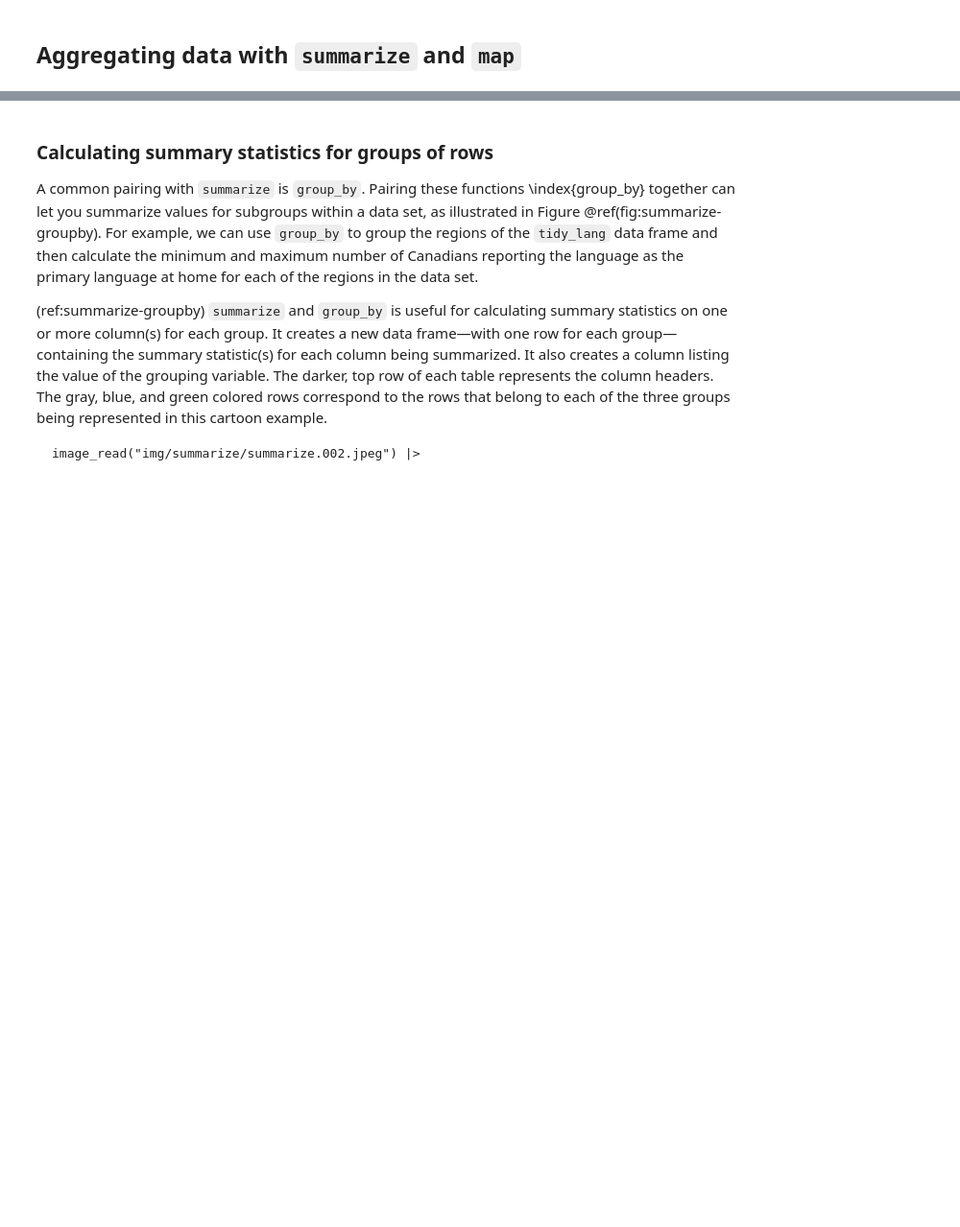
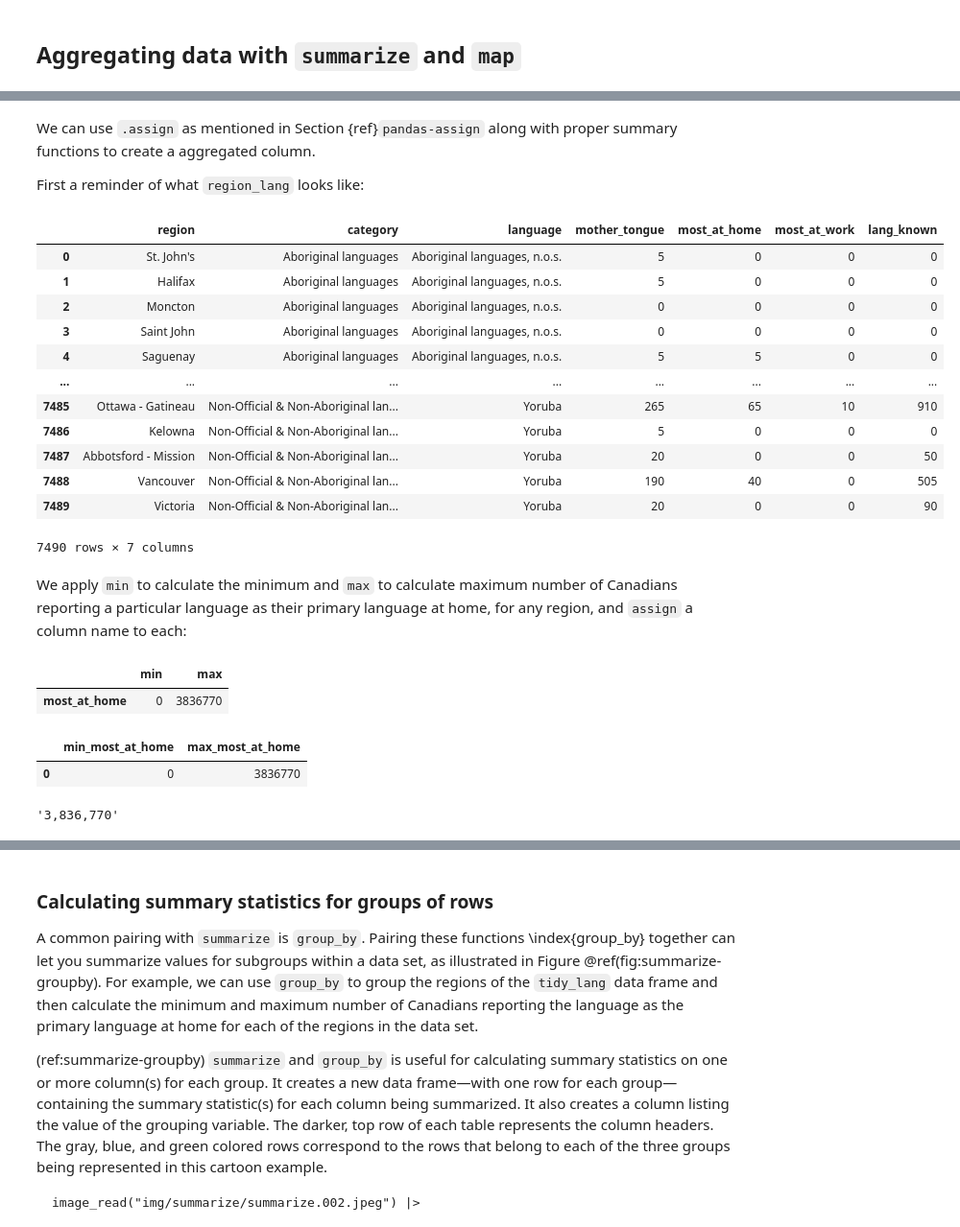
Before and after one commit to UBC-DSCI/introduction-to-datascience-python, a Jupyter notebook: source/wrangling.ipynb, the cells around one changed output, grey strips where cells are left out. Shown at 96% size. Saved outputs shown, nothing was run; the diff lists cells and outputs as text; code cells hidden in the pictures; blank space fills up the shorter version.

```diff
--- a/source/wrangling.ipynb
+++ b/source/wrangling.ipynb
@@ -1596,0 +1709,4 @@ before moving on with further steps.
+# %% [markdown]
+We can use `.assign` as mentioned in Section {ref}`pandas-assign` along with proper summary functions to create a aggregated column.
+
+First a reminder of what `region_lang` looks like:
@@ -1597 +1721,44 @@ before moving on with further steps.
+# %%
+region_lang = pd.read_csv("data/region_lang.csv")
+region_lang
+# %% [output]
+|  | region | category | language | mother_tongue | most_at_home | most_at_work | lang_known |
+| 0 | St. John's | Aboriginal languages | Aboriginal languages, n.o.s. | 5 | 0 | 0 | 0 |
+| 1 | Halifax | Aboriginal languages | Aboriginal languages, n.o.s. | 5 | 0 | 0 | 0 |
+| 2 | Moncton | Aboriginal languages | Aboriginal languages, n.o.s. | 0 | 0 | 0 | 0 |
+| 3 | Saint John | Aboriginal languages | Aboriginal languages, n.o.s. | 0 | 0 | 0 | 0 |
+| 4 | Saguenay | Aboriginal languages | Aboriginal languages, n.o.s. | 5 | 5 | 0 | 0 |
+| ... | ... | ... | ... | ... | ... | ... | ... |
+| 7485 | Ottawa - Gatineau | Non-Official & Non-Aboriginal lan... | Yoruba | 265 | 65 | 10 | 910 |
+| 7486 | Kelowna | Non-Official & Non-Aboriginal lan... | Yoruba | 5 | 0 | 0 | 0 |
+| 7487 | Abbotsford - Mission | Non-Official & Non-Aboriginal lan... | Yoruba | 20 | 0 | 0 | 50 |
+| 7488 | Vancouver | Non-Official & Non-Aboriginal lan... | Yoruba | 190 | 40 | 0 | 505 |
+| 7489 | Victoria | Non-Official & Non-Aboriginal lan... | Yoruba | 20 | 0 | 0 | 90 |
+7490 rows × 7 columns
+# %% [markdown]
+We apply `min` to calculate the minimum
+and `max` to calculate maximum number of Canadians
+reporting a particular language as their primary language at home,
+for any region, and `assign` a column name to each:
+# %%
+pd.DataFrame(region_lang["most_at_home"].agg(["min", "max"])).T
+
+# pd.DataFrame(region_lang["most_at_home"].agg(["min", "max"])).T.rename(
+#     columns={"min": "min_most_at_home", "max": "max_most_at_home"}
+# )
+# %% [output]
+|  | min | max |
+| most_at_home | 0 | 3836770 |
+# %%
+lang_summary = pd.DataFrame()
+lang_summary = lang_summary.assign(min_most_at_home=[min(region_lang["most_at_home"])])
+lang_summary = lang_summary.assign(max_most_at_home=[max(region_lang["most_at_home"])])
+lang_summary
+# %% [output]
+|  | min_most_at_home | max_most_at_home |
+| 0 | 0 | 3836770 |
+# %%
+glue("lang_most_people", "{0:,.0f}".format(int(lang_summary["max_most_at_home"])))
+# %% [output]
+'3,836,770'
 # %% [markdown]
```
Also changed, not shown: parts of 58 cells of this notebook, 5 other files.
